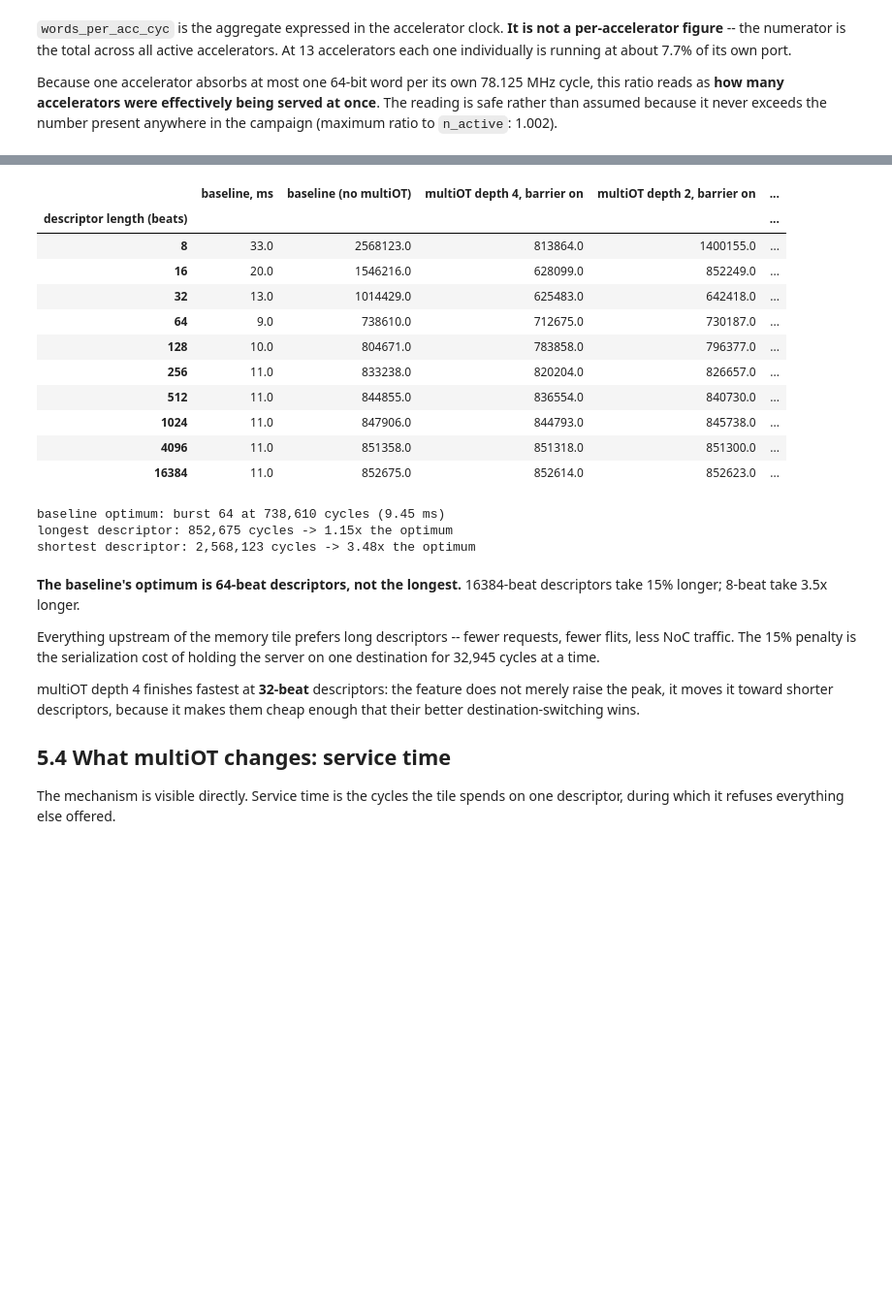
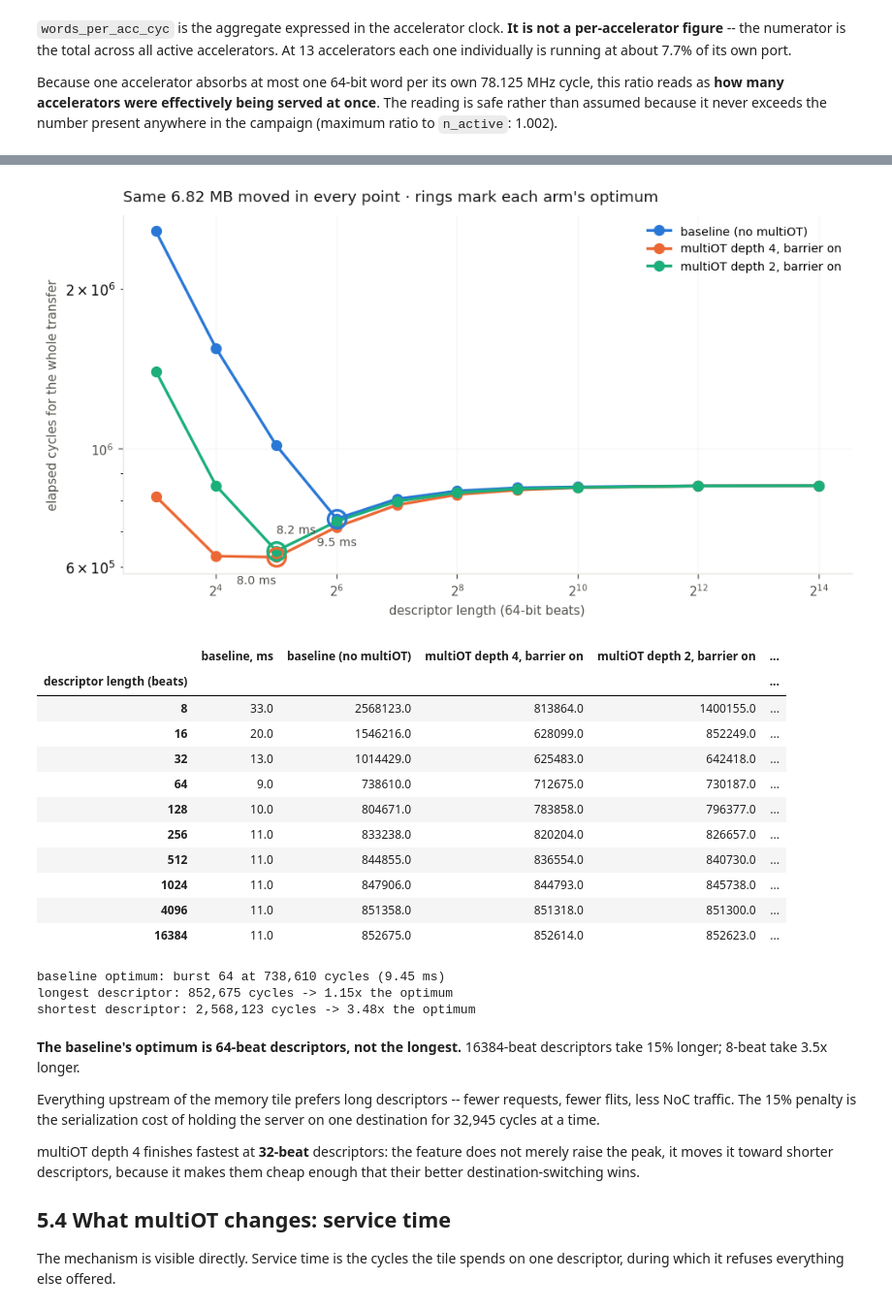
Before and after one commit to eugeniomuscinelli/esp-mem-characterization, a Jupyter notebook: characterization_report_4x4.ipynb, the cells around one changed output, grey strips where cells are left out. Shown at 97% size. Drawn from its saved outputs; the diff is of its cells as text; code cells hidden in the pictures; blank space fills up the shorter version.

```diff
--- a/characterization_report_4x4.ipynb
+++ b/characterization_report_4x4.ipynb
@@ -555,12 +600,14 @@ Same data moved in every row.
 # %%
+fig = cl.plot_elapsed(arms); plt.show()
 display(cl.elapsed_comparison(arms, rdg=1, wrg=0))
 b = cl.elapsed_comparison(arms, rdg=1, wrg=0)[cl.LABEL["baseline_ot1_gate0"]]
 print(f"baseline optimum: burst {b.idxmin()} at {b.min():,.0f} cycles "
       f"({b.min()/cl.ACC_CLK_HZ*1e3:.2f} ms)")
 print(f"longest descriptor: {b.loc[16384]:,.0f} cycles -> "
       f"{b.loc[16384]/b.min():.2f}x the optimum")
 print(f"shortest descriptor: {b.loc[8]:,.0f} cycles -> {b.loc[8]/b.min():.2f}x the optimum")
 # %% [output]
+[figure, added]
 |  | baseline, ms | baseline (no multiOT) | multiOT depth 4, barrier on | multiOT depth 2, barrier on | ... |
 | descriptor length (beats) |  |  |  |  | ... |
 | 8 | 33.0 | 2568123.0 | 813864.0 | 1400155.0 | ... |
```
Also changed, not shown: parts of 8 cells of this notebook, 1 other file.
